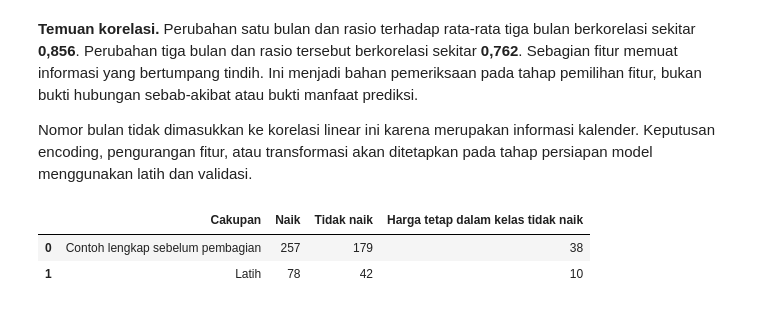
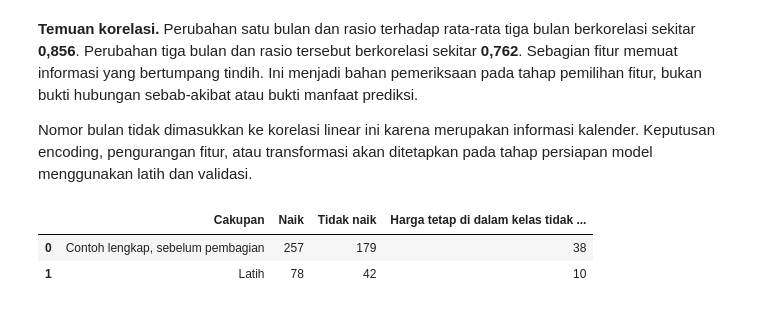
Before and after one commit to firrazmrd/17_IF-B_Sop-Pak-Min-Klaten, a Jupyter notebook: Projek.ipynb, the cells around one changed output. Drawn from its saved outputs; the diff is of its cells as text; code cells hidden in the pictures.

```diff
--- a/Projek.ipynb
+++ b/Projek.ipynb
@@ -573,0 +384,23 @@ plt.show()
+# %%
+panel["change_1m"] = panel.groupby("Country", sort=False)[PRICE].transform(
+    lambda p: p.pct_change(fill_method=None))
+cutoff1, cutoff2 = pd.Timestamp("2023-01-01"), pd.Timestamp("2024-01-01")
+returns = panel.loc[(panel.date < cutoff1) & panel.change_1m.notna(),
+                    ["Country", "date", "change_1m"]].copy()
+returns["iqr_flag"] = False
+iqr_rows = []
+for country, g in returns.groupby("Country"):
+    q1, q3 = g.change_1m.quantile([0.25, 0.75])
+    iqr = q3 - q1
+    low, high = q1 - 1.5 * iqr, q3 + 1.5 * iqr
+    flags = (g.change_1m < low) | (g.change_1m > high)
+    returns.loc[g.index, "iqr_flag"] = flags
+    iqr_rows.append({"Negara": country, "Return tersedia": len(g),
+                     "Batas bawah (%)": low * 100, "Batas atas (%)": high * 100,
+                     "Ditandai": int(flags.sum())})
+assert len(returns) == 165 and int(returns.iqr_flag.sum()) == 9
+display((returns.change_1m * 100).describe().rename("Perubahan bulanan (%)").to_frame().round(4))
+display(pd.DataFrame(iqr_rows).round(4))
+extremes = returns.reindex(returns.change_1m.abs().sort_values(ascending=False).index).head(5).copy()
+extremes["Perubahan (%)"] = extremes.change_1m * 100
+display(extremes[["Country", "date", "Perubahan (%)", "iqr_flag"]].round(4))
@@ -759,17 +588,13 @@ plt.show()
 
 Nomor bulan tidak dimasukkan ke korelasi linear ini karena merupakan informasi kalender. Keputusan encoding, pengurangan fitur, atau transformasi akan ditetapkan pada tahap persiapan model menggunakan latih dan validasi.
 # %%
-class_summary = pd.DataFrame({
-    'Cakupan': ['Contoh lengkap sebelum pembagian', 'Latih'],
-    'Naik': [df_complete['target'].eq(1).sum(), df_train['target'].eq(1).sum()],
-    'Tidak naik': [df_complete['target'].eq(0).sum(), df_train['target'].eq(0).sum()],
-    'Harga tetap dalam kelas tidak naik': [
-        df_complete['direction_actual'].eq(0).sum(),
-        df_train['direction_actual'].eq(0).sum()
-    ]
-})
-display(class_summary)
+class_counts = pd.DataFrame({"Cakupan": ["Contoh lengkap, sebelum pembagian", "Latih"],
+                             "Naik": [int(complete.target.eq(1).sum()), int(train.target.eq(1).sum())],
+                             "Tidak naik": [int(complete.target.eq(0).sum()), int(train.target.eq(0).sum())],
+                             "Harga tetap di dalam kelas tidak naik": [int(complete.direction_actual.eq(0).sum()),
+                                                                      int(train.direction_actual.eq(0).sum())]})
+display(class_counts)
 # %% [output]
-|  | Cakupan | Naik | Tidak naik | Harga tetap dalam kelas tidak naik |
-| 0 | Contoh lengkap sebelum pembagian | 257 | 179 | 38 |
+|  | Cakupan | Naik | Tidak naik | Harga tetap di dalam kelas tidak ... |
+| 0 | Contoh lengkap, sebelum pembagian | 257 | 179 | 38 |
 | 1 | Latih | 78 | 42 | 10 |
```
Also changed, not shown: parts of 34 cells of this notebook, 2 other files.
